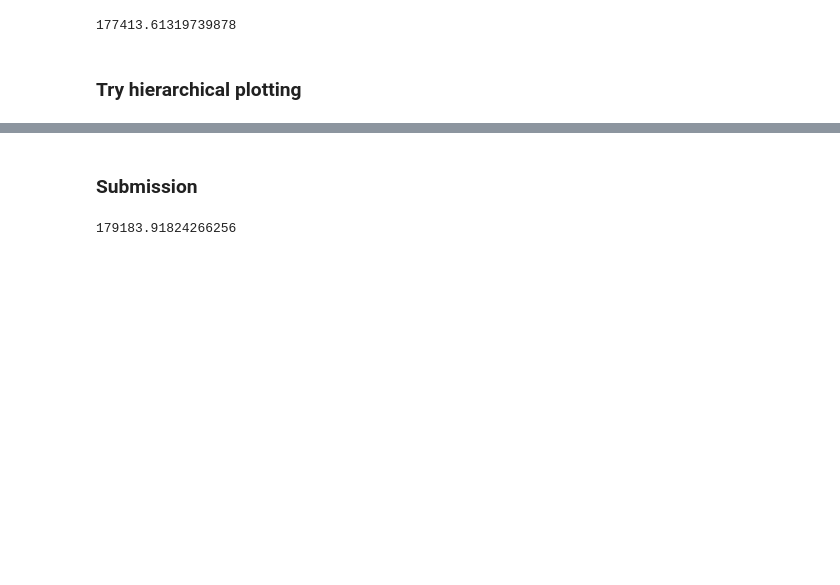
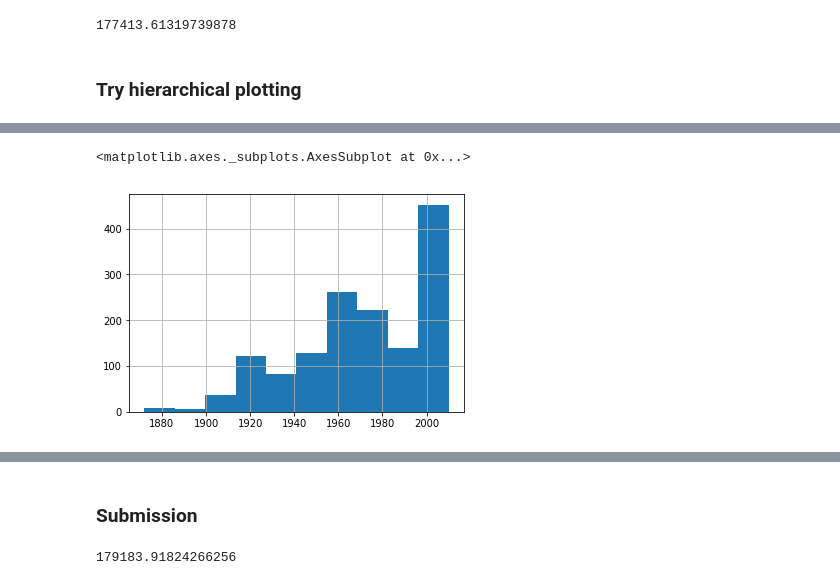
Before and after one commit to ademyanchuk/fasta_ml_course, a Jupyter notebook: lesson1-house_price-1.ipynb, the cells around one changed output, grey strips where cells are left out. Saved outputs shown, nothing was run; the diff lists cells and outputs as text; code cells hidden in the pictures; blank space fills up the shorter version.

```diff
--- a/lesson1-house_price-1.ipynb
+++ b/lesson1-house_price-1.ipynb
@@ -704,0 +715,5 @@ print_score(m)
+# %%
+df_keep.YearBuilt.hist()
+# %% [output]
+<matplotlib.axes._subplots.AxesSubplot at 0x...>
+[figure, added]
```
Also changed, not shown: parts of 30 cells of this notebook.
